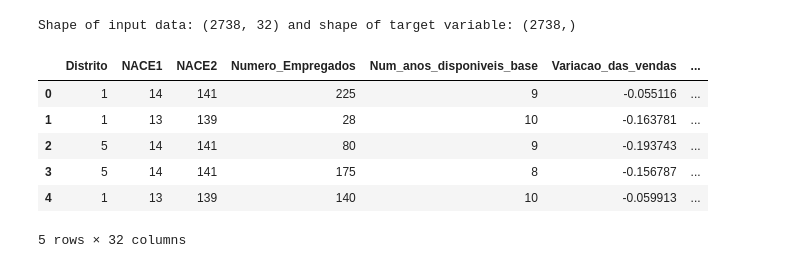
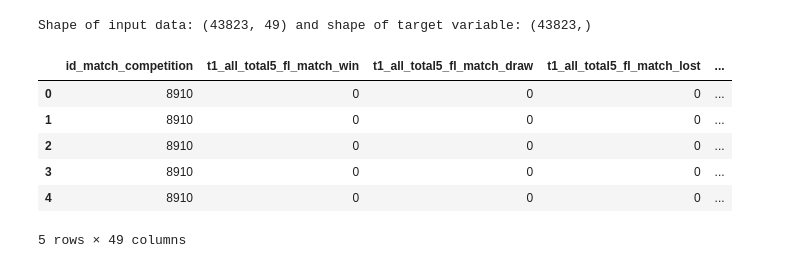
Before and after one commit to henriquesilva30/AO_tp2, a Jupyter notebook: regressaoLinear/insolv-regression.ipynb, the cells around one changed output. Cells and saved outputs as stored; diff of their text form; code cells hidden in the pictures.

```diff
--- a/regressaoLinear/insolv-regression.ipynb
+++ b/regressaoLinear/insolv-regression.ipynb
@@ -6,25 +19,25 @@ from sklearn import linear_model, tree, ensemble
 # %%
-train_data = pd.read_csv('Insol_3.csv',sep=';',header=0)
+train_data = pd.read_csv('View_data_nullZero.csv')
 
 # Remove rows with missing target values
-train_data.dropna(axis=0, subset=['Insolvencia'], inplace=True)
-y = train_data.Insolvencia # Target variable
-train_data.drop(['Insolvencia'], axis=1, inplace=True) # Removing target variable from training data
+train_data.dropna(axis=0, subset=['t1_fl_match_win'], inplace=True)
+y = train_data.t1_fl_match_win # Target variable
+train_data.drop(['t1_fl_match_win'], axis=1, inplace=True) # Removing target variable from training data
 
 
 # Select numeric columns only
 numeric_cols = [cname for cname in train_data.columns if train_data[cname].dtype in ['int64', 'float64']]
 X = train_data[numeric_cols].copy()
 
 print("Shape of input data: {} and shape of target variable: {}".format(X.shape, y.shape))
 
 X.head() # Show first 5 training examples
 # %% [output]
-Shape of input data: (2738, 32) and shape of target variable: (2738,)
+Shape of input data: (43823, 49) and shape of target variable: (43823,)
-|  | Distrito | NACE1 | NACE2 | Numero_Empregados | Num_anos_disponiveis_base | Variacao_das_vendas | ... |
-| 0 | 1 | 14 | 141 | 225 | 9 | -0.055116 | ... |
-| 1 | 1 | 13 | 139 | 28 | 10 | -0.163781 | ... |
-| 2 | 5 | 14 | 141 | 80 | 9 | -0.193743 | ... |
-| 3 | 5 | 14 | 141 | 175 | 8 | -0.156787 | ... |
-| 4 | 1 | 13 | 139 | 140 | 10 | -0.059913 | ... |
+|  | id_match_competition | t1_all_total5_fl_match_win | t1_all_total5_fl_match_draw | t1_all_total5_fl_match_lost | ... |
+| 0 | 8910 | 0 | 0 | 0 | ... |
+| 1 | 8910 | 0 | 0 | 0 | ... |
+| 2 | 8910 | 0 | 0 | 0 | ... |
+| 3 | 8910 | 0 | 0 | 0 | ... |
+| 4 | 8910 | 0 | 0 | 0 | ... |
-5 rows × 32 columns
+5 rows × 49 columns
```
Also changed, not shown: parts of 15 cells of this notebook, 11 other files.
